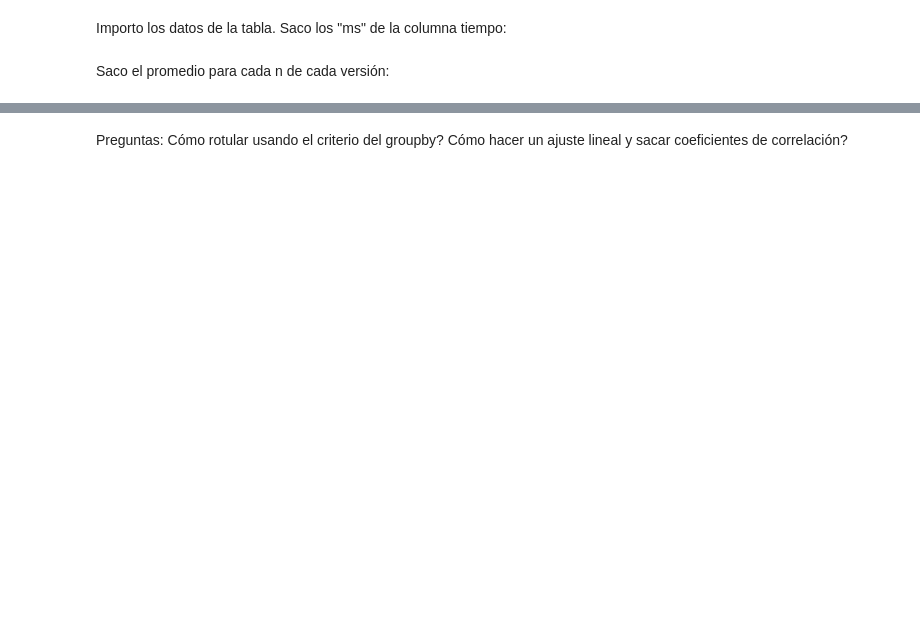
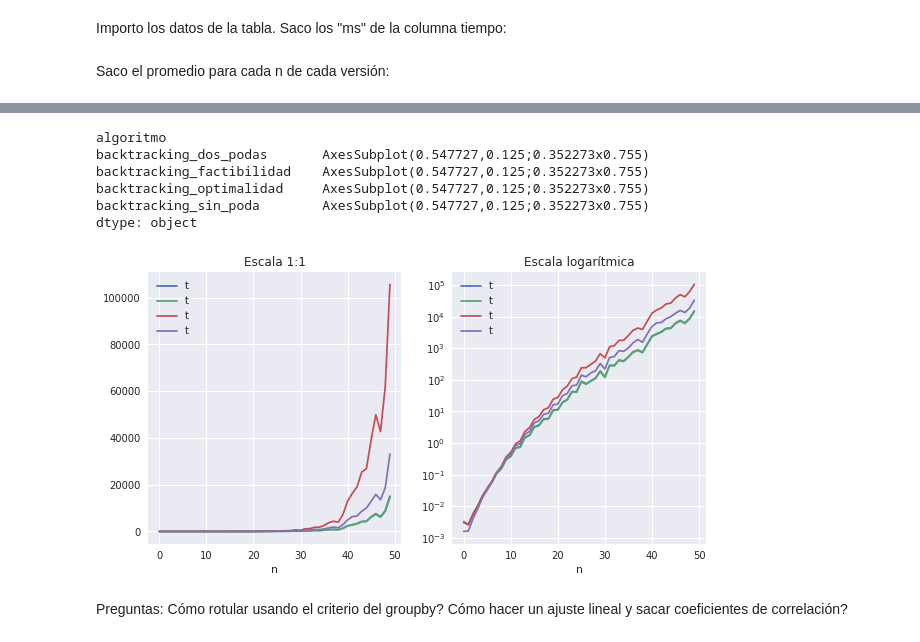
Before and after one commit to dpawlow-deprecated/knapsack-problem, a Jupyter notebook: backtracking-y-podas.ipynb, the cells around one changed output, grey strips where cells are left out. Drawn from its saved outputs; the diff is of its cells as text; code cells hidden in the pictures; blank space fills up the shorter version.

```diff
--- a/backtracking-y-podas.ipynb
+++ b/backtracking-y-podas.ipynb
@@ -42,3 +41,15 @@ dtype: object
+# %%
+f, (ax1, ax2) = plt.subplots(1, 2, figsize=(10,5))
+podas.groupby('algoritmo').plot(x="n", y="t", ax=ax1, title="Escala 1:1")
+podas.groupby('algoritmo').plot(x="n", y="t", ax=ax2, title="Escala logarítmica", logy=True, legend=True)
+# %% [output]
+algoritmo
+backtracking_dos_podas       AxesSubplot(0.547727,0.125;0.352273x0.755)
+backtracking_factibilidad    AxesSubplot(0.547727,0.125;0.352273x0.755)
+backtracking_optimalidad     AxesSubplot(0.547727,0.125;0.352273x0.755)
+backtracking_sin_poda        AxesSubplot(0.547727,0.125;0.352273x0.755)
+dtype: object
+[figure, added]
 # %% [markdown]
 Preguntas: Cómo rotular usando el criterio del groupby?
 Cómo hacer un ajuste lineal y sacar coeficientes de correlación?
```
Also changed, not shown: parts of 2 cells of this notebook, 9 other files.
